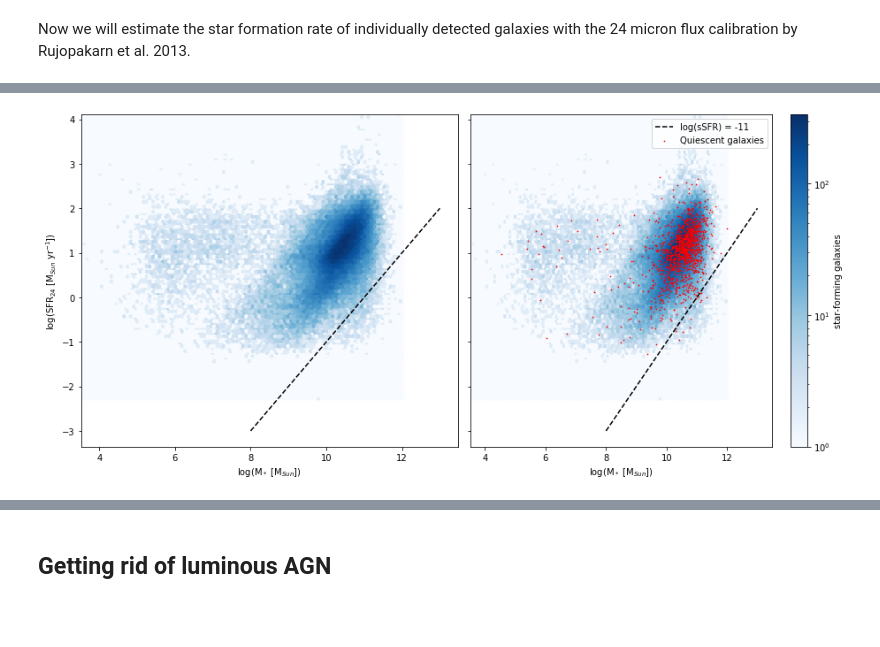
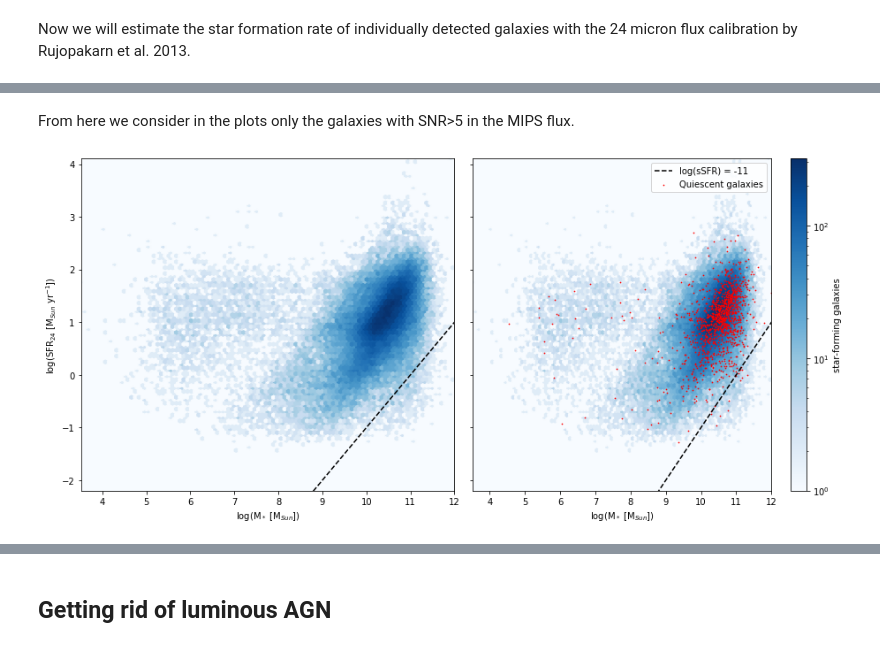
Before and after one commit to Bruno-Rodriguez/quiescent-galaxy, a Jupyter notebook: galaxies_select_SFR_pd.ipynb, the cells around one changed output, grey strips where cells are left out. Drawn from its saved outputs; the diff is of its cells as text; code cells hidden in the pictures; blank space fills up the shorter version.

Commit message:
Updated galaxies_select_SFR_pd
Updated version having dropped entries with poor qulity as indicated by the respective flag columns, and with main sequence of galaxies plotted in SFR vs M* plots.

```diff
--- a/galaxies_select_SFR_pd.ipynb
+++ b/galaxies_select_SFR_pd.ipynb
@@ -39 +39,14 @@ memory usage: 287.2 MB
 Number of galaxies in catalogue: 2214329
+# %%
+bootes['AGN'] = pd.to_numeric(bootes['AGN'], downcast='unsigned')
+bootes['ID'] = pd.to_numeric(bootes['ID'], downcast='unsigned') #can't downsize to uint, haven't yet figured out why
+# %%
+print(np.count_nonzero(bootes['FLAG_DEEP']==-99))
+print(np.count_nonzero(bootes['FLAG_DEEP']==0))
+print(np.count_nonzero(bootes['FLAG_DEEP']==1))
+print(np.count_nonzero(bootes['FLAG_CLEAN']==1))
+print(np.count_nonzero(bootes['FLAG_CLEAN']==2))
+print(np.count_nonzero(bootes['FLAG_CLEAN']==3))
+print(np.count_nonzero(bootes['FLAG_OVERLAP']==0))
+print(np.count_nonzero(bootes['FLAG_OVERLAP']==1))
+flag_criteria = '(FLAG_DEEP==1)&(FLAG_CLEAN==1)&(FLAG_OVERLAP==1)'
@@ -48,3 +70,6 @@ bootes = bootes[(bootes['Ks_flux']>0) & (bootes['Z_BEST']>=0.1)]
 print(f"Number of galaxies in sample: {len(bootes)}")
 # %% [output]
 Number of galaxies in sample: 826375
+# %%
+bootes = bootes.query(flag_criteria)
+print(f"Number of galaxies in sample: {len(bootes)}")
@@ -82,7 +109,7 @@ We can also check the distribution of galaxies according to their flux and magni
 def uJyToAB(fluxuJy):
     '''Converts flux in micro Jansky to AB magnitude, with a zeropoint of ~ 3631 Jansky
     Conversion taken from www.star.bristol.ac.uk/~mbt/stilts/sun256/uk.ac.starlink.ttools.func.Fluxes.html'''
-    return 2.5*(23+6-np.log10(fluxuJy))-48.6
+    return 23.9-2.5*np.log10(fluxuJy) #2.5*(23+6-np.log10(fluxuJy))-48.6
 # %%
 fig, ax = plt.subplots(1,2,figsize=(12,6))
 # Plotting Ks flux histogram
@@ -400,27 +472,29 @@ plt.show()
+# %% [markdown]
+From here we consider in the plots only the galaxies with SNR>5 in the MIPS flux.
 # %%
 #%% Plotting Star formation rate vs Stellar mass
 fig3, ax3 = plt.subplots(1,2,sharey='row',figsize=(13,6))
-#ax3.set_title('Stellar mass and star formation rate distribution for galaxies in the Boötes field')
 ax3[0].set_xlabel("log(M$_*$ [M$_{Sun}$])",fontsize=10)
 ax3[0].set_ylabel("log(SFR$_{24}$ [M$_{Sun}$ yr$^{-1}$])",fontsize=10)
 hb = ax3[0].hexbin(bootes.loc[~bootes['quiescent']&(bootes['F_MIPS_24']>5*bootes['upperF24'])&(bootes['F_MIPS_24']>5*bootes['lowerF24']),'Mass_median'],
             np.log10(bootes.loc[~bootes['quiescent']&(bootes['F_MIPS_24']>5*bootes['upperF24'])&(bootes['F_MIPS_24']>5*bootes['lowerF24']),'SFR_24']),
             cmap='Blues',bins='log')
 ax3[0].plot([8,13],[-3,2],'--',color='k',label='log(sSFR) = -11')
+ax3[0].set_xlim(xmax=12)
 ax3[1].set_xlabel("log(M$_*$ [M$_{Sun}$])",fontsize=10)
 hb = ax3[1].hexbin(bootes.loc[~bootes['quiescent']&(bootes['F_MIPS_24']>5*bootes['upperF24'])&(bootes['F_MIPS_24']>5*bootes['lowerF24']),'Mass_median'],
             np.log10(bootes.loc[~bootes['quiescent']&(bootes['F_MIPS_24']>5*bootes['upperF24'])&(bootes['F_MIPS_24']>5*bootes['lowerF24']),'SFR_24']),
             cmap='Blues',bins='log')
 cb = fig3.colorbar(hb, ax=ax3[1])
 cb.set_label('star-forming galaxies')
 ax3[1].scatter(bootes.loc[bootes['quiescent']&(bootes['F_MIPS_24']>5*bootes['upperF24'])&(bootes['F_MIPS_24']>5*bootes['lowerF24']),'Mass_median'],
             np.log10(bootes.loc[bootes['quiescent']&(bootes['F_MIPS_24']>5*bootes['upperF24'])&(bootes['F_MIPS_24']>5*bootes['lowerF24']),'SFR_24']),
             s=0.5,color='r',label='Quiescent galaxies')
 ax3[1].plot([8,13],[-3,2],'--',color='k',label='log(sSFR) = -11')
-#ax3.set_xlim(xmin=10.7,xmax=13)
-#ax3.set_ylim(ymin=-3,ymax=7)
+ax3[1].set_xlim(xmax=12)
+ax3[1].set_ylim(ymin=-2.2)
 ax3[1].legend(numpoints=1, loc='best')
 fig3.tight_layout()
 plt.show()
 # %% [output]
-[figure, old version]
+[figure, new version]
```
Also changed, not shown: parts of 29 cells of this notebook.
